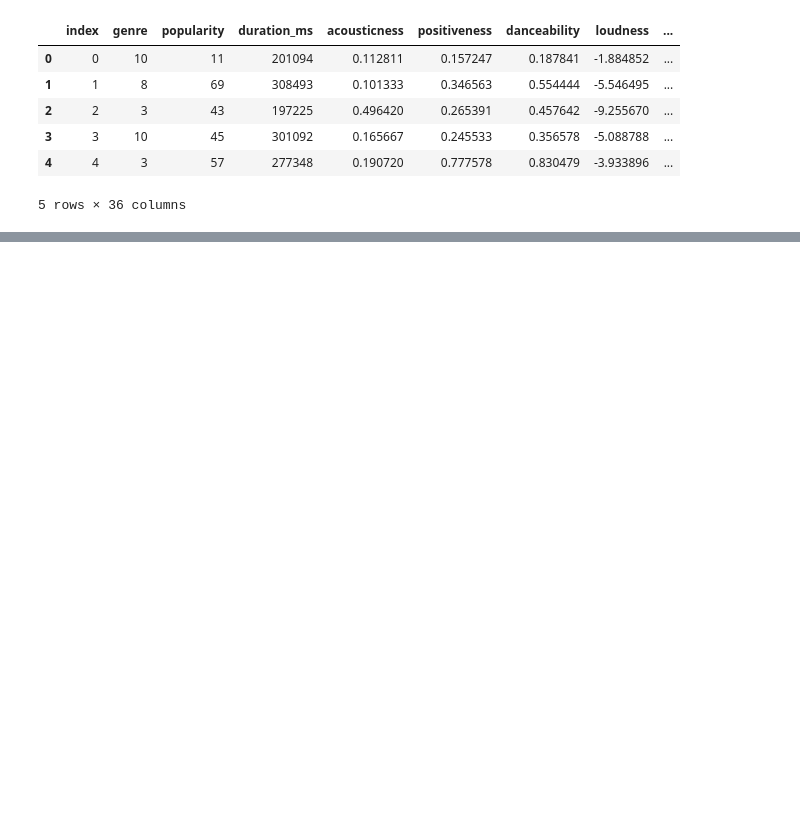
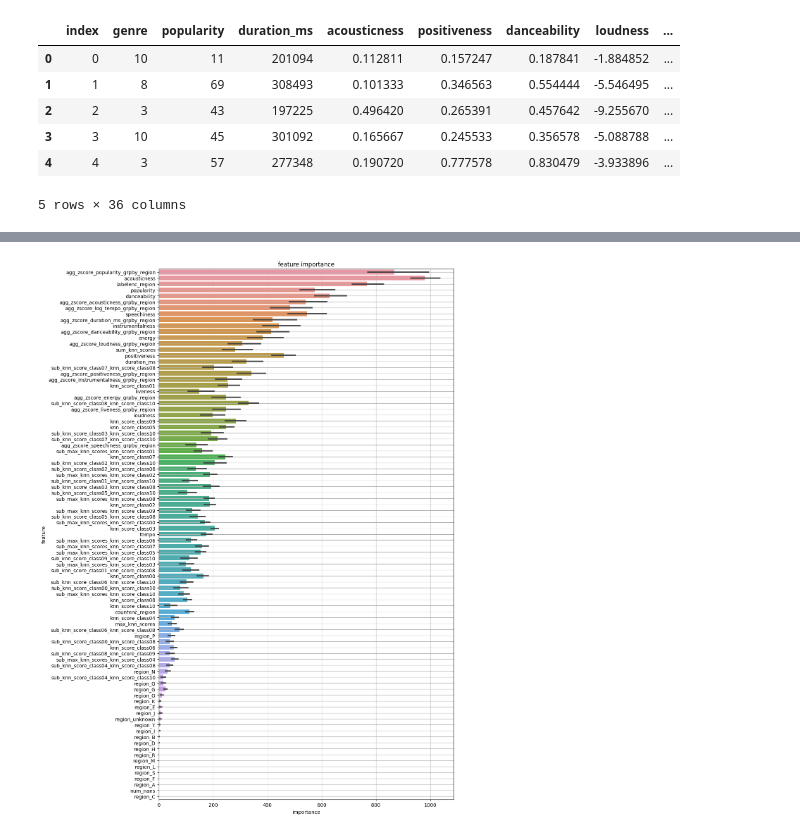
Before and after one commit to ihpolyphe/Kaggle, a Jupyter notebook: 06_classification_music/pseudo-labeling.ipynb, the cells around one changed output, grey strips where cells are left out. Drawn from its saved outputs; the diff is of its cells as text; code cells hidden in the pictures; blank space fills up the shorter version.

```diff
--- a/06_classification_music/pseudo-labeling.ipynb
+++ b/06_classification_music/pseudo-labeling.ipynb
@@ -148,11 +162,11 @@ df.head()
 | 4 | 4 | 3 | 57 | 277348 | 0.190720 | 0.777578 | 0.830479 | -3.933896 | ... |
 5 rows × 36 columns
 # %%
+best_f1_score = 0.0
+
 for pseudo_labeling_threshold in [0.95, 0.925, 0.9, 0.875, 0.85, -np.inf]:
     #疑似ラベルを使って学習する際の閾値を設定。confidenceがこの閾値を超える場合に、そのラベルを使って学習する。
     df = df_main.copy()
-
-
     # feature engineering
     # genreのラベル番号からジャンル名に変換している。
     df["genre_name"] = df["genre"].map(dict(df_genre_labels[["labels", "genre"]].values))
@@ -161,8 +175,6 @@ for pseudo_labeling_threshold in [0.95, 0.925, 0.9, 0.875, 0.85, -np.inf]:
     # regionのone-hotエンコーディング、ついでにunknownの列名を変更している。
     df = pd.concat([df, pd.get_dummies(df["region"]).rename(columns={"unknown": "region_unknown"})], axis=1)
 
-
-    #===================ここまで確認完了。
     df["num_nans"] = 0
     for col in [
         "acousticness",
@@ -481,5 +493,11 @@ for pseudo_labeling_threshold in [0.95, 0.925, 0.9, 0.875, 0.85, -np.inf]:
     print((df_test["confidence"] > pseudo_labeling_threshold).sum(), f"rows were filled. (confidence>{pseudo_labeling_threshold})")
     print("filled test labels:", np.bincount(df_test[df_test["genre"]!=-100]["genre"]))
     print("\n")
+    # 一番良いスコアの時の結果を保存する。
+    if score > best_f1_score:
+        best_f1_score = score
+        best_df_test = df_test.copy()
+        # 一番良いpseudo_labeling_thresholdを保存する
+        best_pseudo_labeling_threshold = pseudo_labeling_threshold
 # %% [output]
 add zscore features
@@ -569,0 +589,9 @@ See the caveats in the documentation: https://pandas.pydata.org/pandas-docs/stab
+# %%
+plt.figure(figsize=(12, 16))
+sns.barplot(x="importance", y="feature", data=df_feature_importance.sort_values(by="importance", ascending=False))
+plt.title("feature importance")
+plt.grid()
+plt.tight_layout()
+plt.show()
+# %% [output]
+[figure, added]
```
Also changed, not shown: parts of 4 cells of this notebook, 8 other files.
